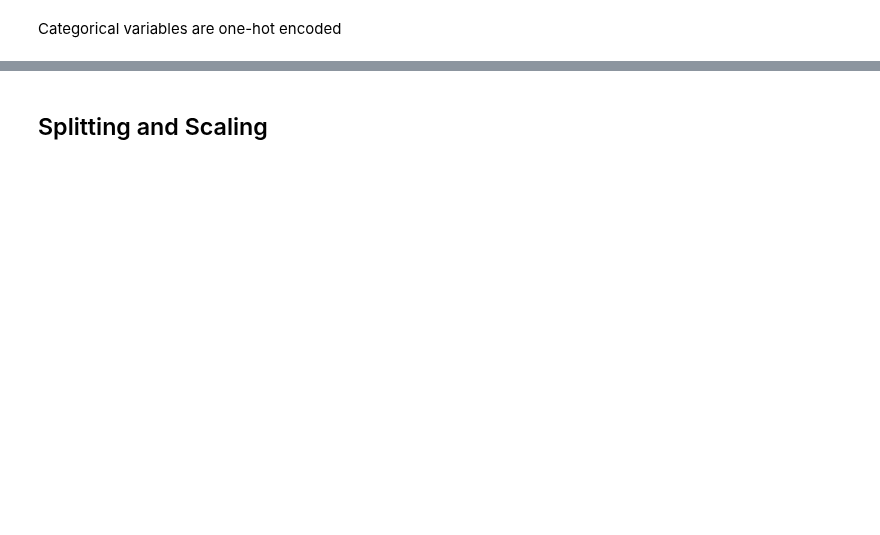
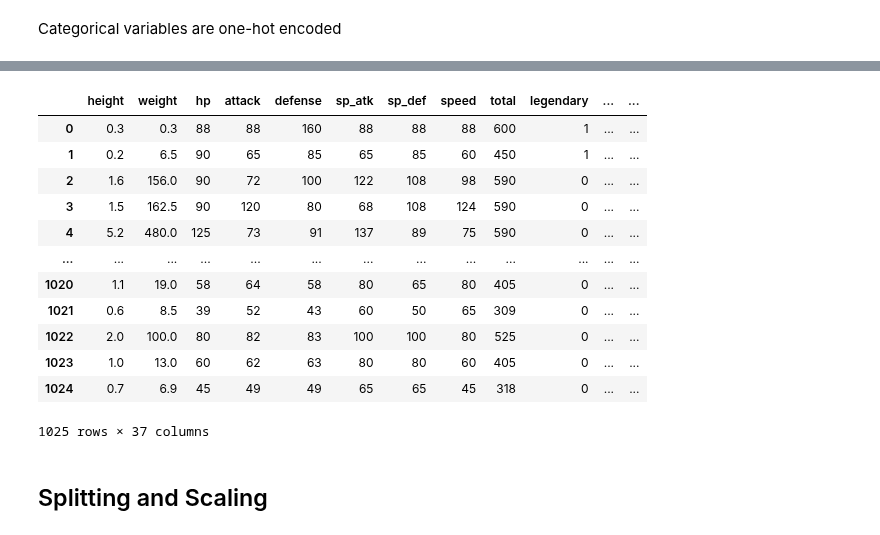
Before and after one commit to dami013/DeepLearning, a Jupyter notebook: pokemon_challenge/Exercise_3 - Notebook.ipynb, the cells around one changed output, grey strips where cells are left out. Saved outputs shown, nothing was run; the diff lists cells and outputs as text; code cells hidden in the pictures; blank space fills up the shorter version.

```diff
--- a/pokemon_challenge/Exercise_3 - Notebook.ipynb
+++ b/pokemon_challenge/Exercise_3 - Notebook.ipynb
@@ -81,3 +147,19 @@ data.shape
+# %%
+data
+# %% [output]
+|  | height | weight | hp | attack | defense | sp_atk | sp_def | speed | total | legendary | ... | ... |
+| 0 | 0.3 | 0.3 | 88 | 88 | 160 | 88 | 88 | 88 | 600 | 1 | ... | ... |
+| 1 | 0.2 | 6.5 | 90 | 65 | 85 | 65 | 85 | 60 | 450 | 1 | ... | ... |
+| 2 | 1.6 | 156.0 | 90 | 72 | 100 | 122 | 108 | 98 | 590 | 0 | ... | ... |
+| 3 | 1.5 | 162.5 | 90 | 120 | 80 | 68 | 108 | 124 | 590 | 0 | ... | ... |
+| 4 | 5.2 | 480.0 | 125 | 73 | 91 | 137 | 89 | 75 | 590 | 0 | ... | ... |
+| ... | ... | ... | ... | ... | ... | ... | ... | ... | ... | ... | ... | ... |
+| 1020 | 1.1 | 19.0 | 58 | 64 | 58 | 80 | 65 | 80 | 405 | 0 | ... | ... |
+| 1021 | 0.6 | 8.5 | 39 | 52 | 43 | 60 | 50 | 65 | 309 | 0 | ... | ... |
+| 1022 | 2.0 | 100.0 | 80 | 82 | 83 | 100 | 100 | 80 | 525 | 0 | ... | ... |
+| 1023 | 1.0 | 13.0 | 60 | 62 | 63 | 80 | 80 | 60 | 405 | 0 | ... | ... |
+| 1024 | 0.7 | 6.9 | 45 | 49 | 49 | 65 | 65 | 45 | 318 | 0 | ... | ... |
+1025 rows × 37 columns
 # %% [markdown]
 ## Splitting and Scaling
 # %%
```
Also changed, not shown: parts of 30 cells of this notebook.
